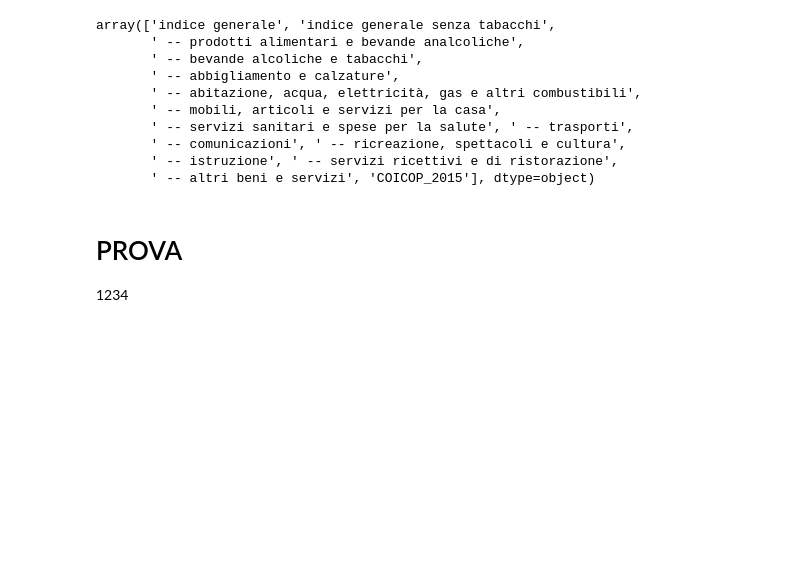
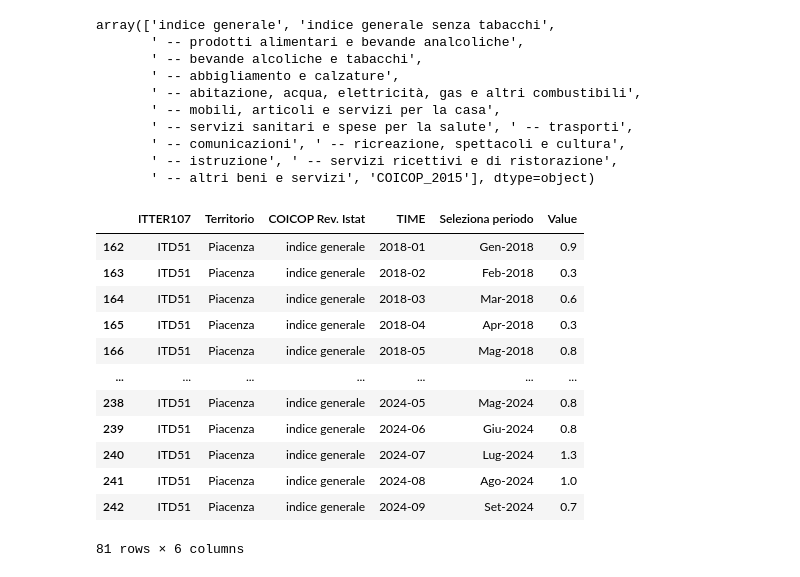
Before and after one commit to andrecardinali/ds-lab, a Jupyter notebook: dslab.ipynb, the cells around one changed output. Drawn from its saved outputs; the diff is of its cells as text; code cells hidden in the pictures; blank space fills up the shorter version.

```diff
--- a/dslab.ipynb
+++ b/dslab.ipynb
@@ -269,6 +269,3 @@ array(['indice generale', 'indice generale senza tabacchi',
        ' -- comunicazioni', ' -- ricreazione, spettacoli e cultura',
        ' -- istruzione', ' -- servizi ricettivi e di ristorazione',
        ' -- altri beni e servizi', 'COICOP_2015'], dtype=object)
-# %% [markdown]
-# PROVA
-1234
@@ -274,0 +275,16 @@ array(['indice generale', 'indice generale senza tabacchi',
+# %%
+inf2_gen
+# %% [output]
+|  | ITTER107 | Territorio | COICOP Rev. Istat | TIME | Seleziona periodo | Value |
+| 162 | ITD51 | Piacenza | indice generale | 2018-01 | Gen-2018 | 0.9 |
+| 163 | ITD51 | Piacenza | indice generale | 2018-02 | Feb-2018 | 0.3 |
+| 164 | ITD51 | Piacenza | indice generale | 2018-03 | Mar-2018 | 0.6 |
+| 165 | ITD51 | Piacenza | indice generale | 2018-04 | Apr-2018 | 0.3 |
+| 166 | ITD51 | Piacenza | indice generale | 2018-05 | Mag-2018 | 0.8 |
+| ... | ... | ... | ... | ... | ... | ... |
+| 238 | ITD51 | Piacenza | indice generale | 2024-05 | Mag-2024 | 0.8 |
+| 239 | ITD51 | Piacenza | indice generale | 2024-06 | Giu-2024 | 0.8 |
+| 240 | ITD51 | Piacenza | indice generale | 2024-07 | Lug-2024 | 1.3 |
+| 241 | ITD51 | Piacenza | indice generale | 2024-08 | Ago-2024 | 1.0 |
+| 242 | ITD51 | Piacenza | indice generale | 2024-09 | Set-2024 | 0.7 |
+81 rows × 6 columns
```
Also changed, not shown: parts of 8 cells of this notebook.
